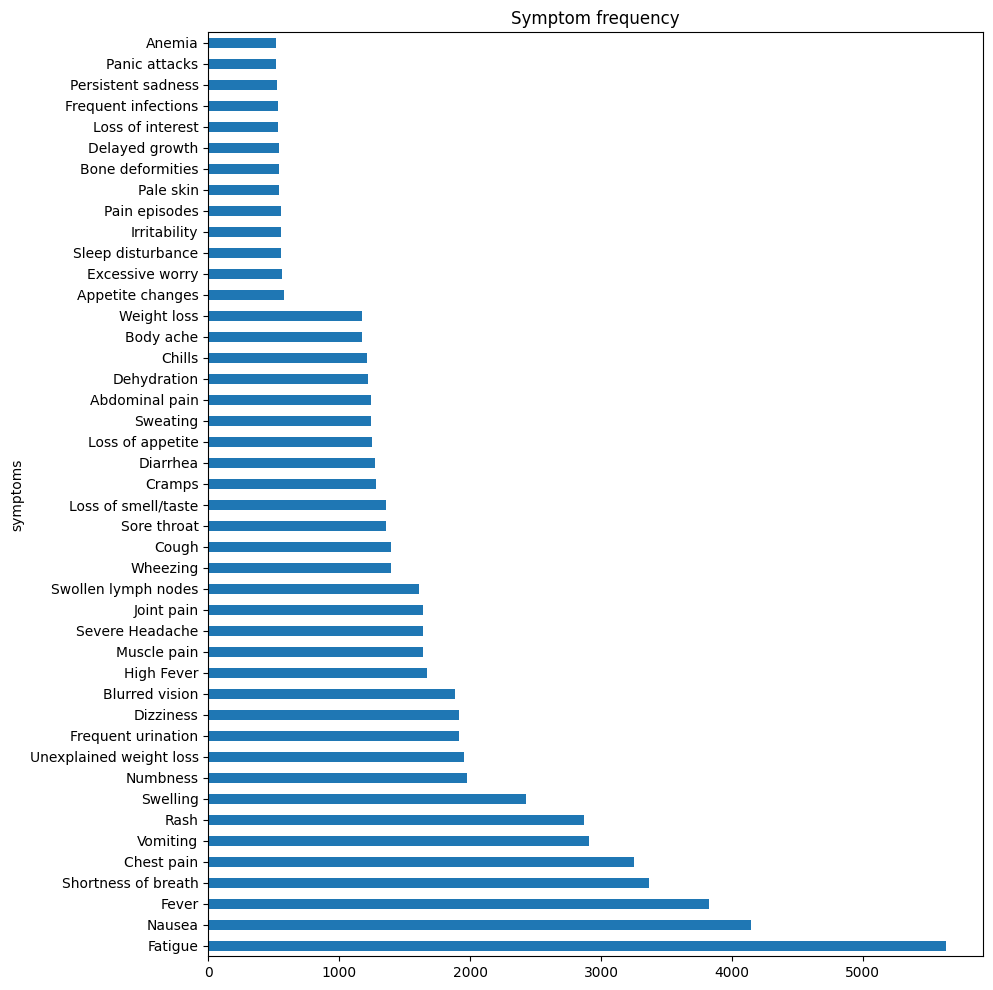
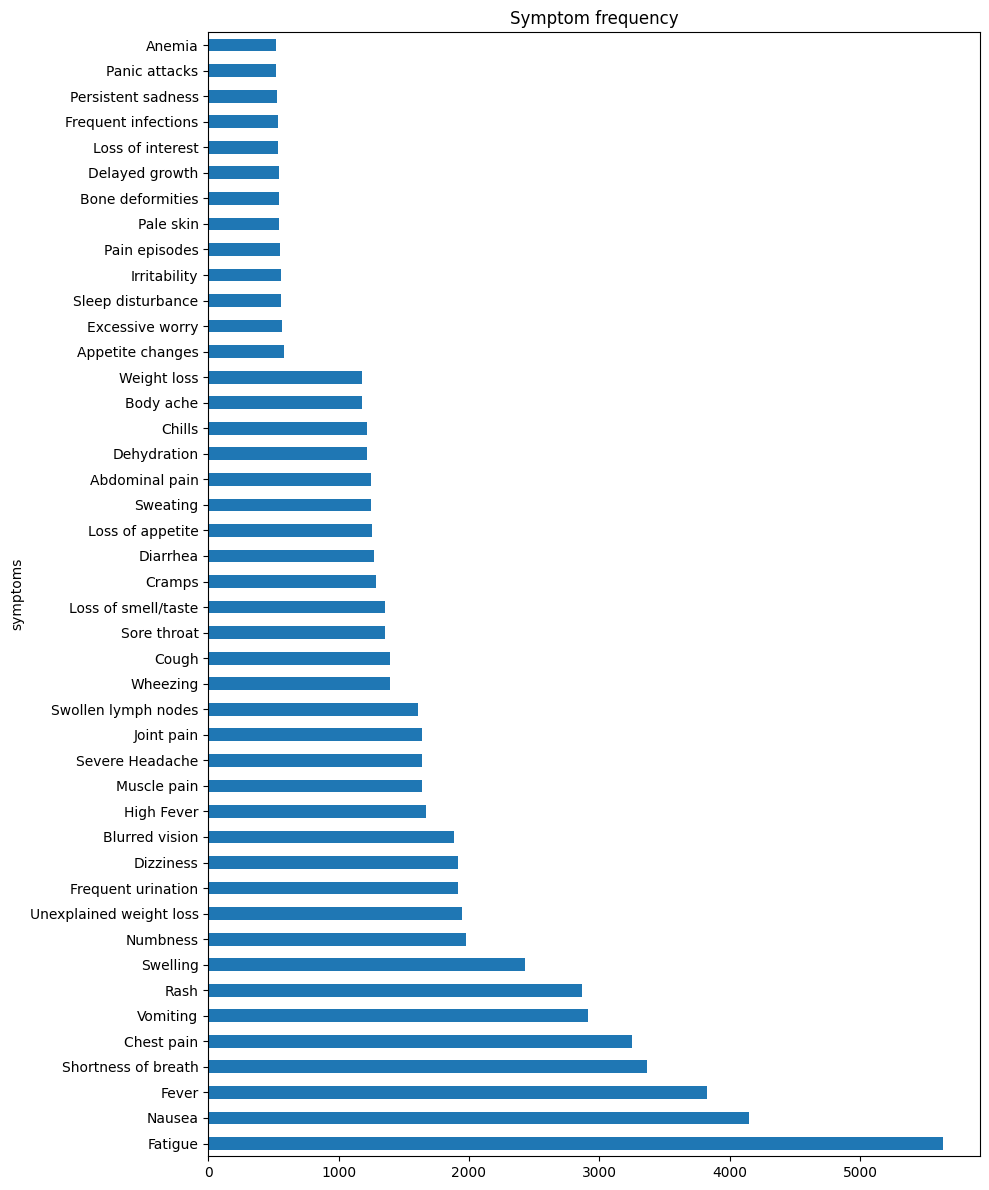
The change to this notebook cell's code, shown as a diff; its figure went from the first image to the second:
--- before
+++ after
@@ -1,4 +1,8 @@
 # Which symptoms appear most — validates your MultiLabelBinarizer approach
+plt.figure(figsize=(10,10))
+plt.title("Which symptoms appear most in the dataset?")
+plt.xlabel("count")
 symptom_counts = df_raw['symptoms'].str.split(', ').explode().value_counts()
 symptom_counts.plot(kind='barh', figsize=(10, 12), title='Symptom frequency')
+plt.tight_layout()
 plt.show()

Commit: Adding some changes